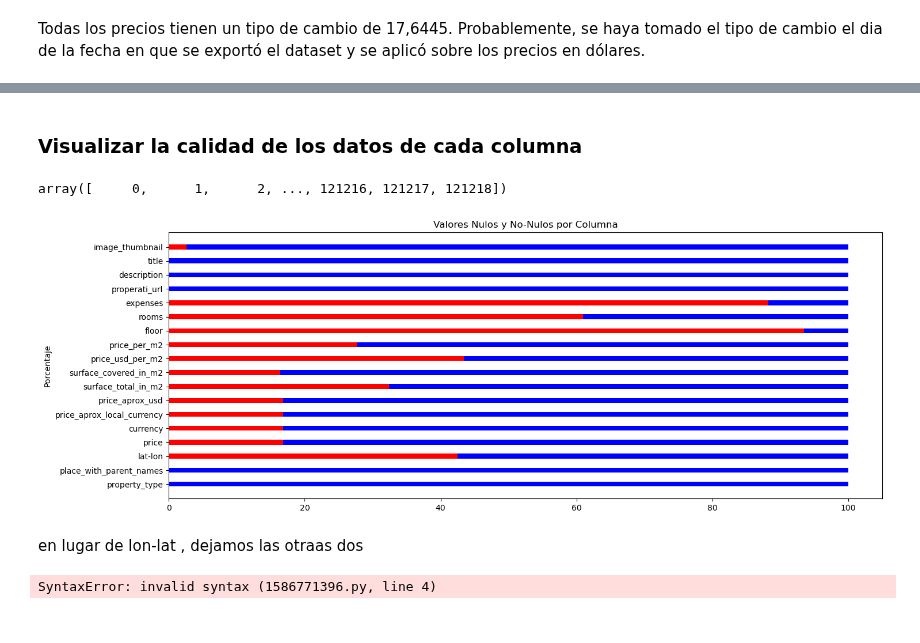
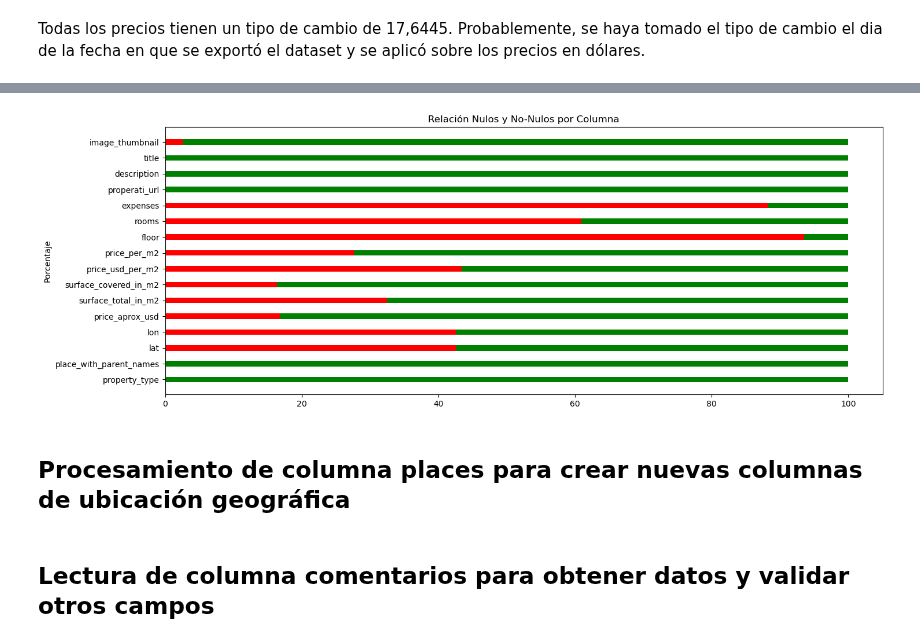
Before and after one commit to Facundo-Peloso/DH-TP-1---Grupo-10, a Jupyter notebook: Main-TP1.ipynb, the cells around one changed output, grey strips where cells are left out. Saved outputs shown, nothing was run; the diff lists cells and outputs as text; code cells hidden in the pictures.

```diff
--- a/Main-TP1.ipynb
+++ b/Main-TP1.ipynb
@@ -238,7 +238,7 @@ dtype: int64
 Como tienen la misma cantidad de datos, descartamos la columna lat-lon.
 # %%
 #añadimos los campos a la lista eliminar
-campos_a_eliminar.append(['lat_lon'])
+campos_a_eliminar.append('lat-lon')
 # %% [markdown]
 Ahora analizamos las columnas correspondientes al precio de las propiedades
 
@@ -284,0 +311,3 @@ el dia de la fecha en que se exportó el dataset y se aplicó sobre los precios
+# %%
+#añadimos los campos a la lista eliminar
+campos_a_eliminar.extend(('price','price_aprox_local_currency','currency'))
@@ -285,7 +327,7 @@ el dia de la fecha en que se exportó el dataset y se aplicó sobre los precios
 # %%
 #Damos de baja las columnas
 
-datos= datos_crudos.drop(['Unnamed: 0','operation','country_name','place_name','country_name','state_name','geonames_id','lat','lon'], axis=1)
+datos= datos_crudos.drop(campos_a_eliminar, axis=1)
 
 datos.head(3)
 # %% [output]
@@ -355,9 +337,0 @@ dtype: float64
-# %%
-#Visualizamos porcentajes de nulos por columna en un histo
-
-#creo una figura
-fig = plt.figure()
-# creo los axes
-ax = plt.axes()
-# dibujo en axes:
-ax.hist(porcentaje_nulos_columnas, label='Porcentaje de Nulos por Columna', alpha = 0.4)
@@ -456,12 +407,6 @@ dtype: int64
-# %% [markdown]
-### Visualizar la calidad de los datos de cada columna
 # %%
 ind=datos.columns
 ind_label=np.arange(0,datos.shape[0]-1)
-
-valores_nulos=datos.isnull().sum()/datos.shape[0]
-
-valores_no_nulos=datos.notnull().sum()/datos.shape[0]
 
 width = 0.35
 
@@ -469,48 +414,44 @@ fig = plt.figure(figsize=(16,6),edgecolor='gray'); ax = plt.axes()
 #fig2= plt.figure(figsize=(16,6)); ax2 = plt.axes()
 
 ax.barh(ind, valores_nulos, width, color='r') # barra roja.
-ax.barh(ind, valores_no_nulos, width, color='b',left=valores_nulos)#,right=valores_nulos)
+ax.barh(ind, valores_no_nulos, width, color='g',left=valores_nulos)#,right=valores_nulos)
 #ax2.bar(ind, valores_no_nulos, width, color='b')#, bottom=valores_no_nulos) # barra azul
 
 ax.set_ylabel('Porcentaje'); ax.set_title('Relación Nulos y No-Nulos por Columna')
 #ax.set_xticks(ind);
 
 #aca estaba como antes (ind)
-ax.set_xticklabels(ind_label)
+#ax.set_xticklabels(ind_label)
 
-display(ind_label)
+#display(ind_label)
 
 ax.tick_params(axis='both', which='minor', labelsize='small')
 
 #ax.set_xticklabels(ind, rotation = 90, ha="right")
 #ax2.set_xticklabels(ind,labelsize=8)
 #ax.legend(labels=['Men', 'Women'])
 
 ax.set_xticklabels(['0','20', '40', '60', '80', '100'])
 
 #plt.gca().invert_xaxis()
 plt.show()
 
 #display(valores_nulos)
 
 #display(valores_no_nulos)
 
 #suma_ambos=valores_nulos+valores_no_nulos
 
 #suma_ambos.value_counts()
 # %% [output]
-array([     0,      1,      2, ..., 121216, 121217, 121218])
-[figure, old version]
+[figure, new version]
 # %%
 #estaria para dropear pric, curency y el precio en moneda local
 
 #usar datos de comentarios para validar, que la información sea consistente
 
 #validar
-# %% [markdown]
-en lugar de lon-lat , dejamos las otraas dos
-# %%
-df=pd.DataFrame([valores_nulos,valores_no_nulos])
-df
-# %% [output]
-SyntaxError: invalid syntax (1586771396.py, line 4)
+# %% [markdown]
+## Procesamiento de columna places para crear nuevas columnas de ubicación geográfica
+# %% [markdown]
+## Lectura de columna comentarios para obtener datos y validar otros campos
```
Also changed, not shown: parts of 18 cells of this notebook, 1 other file.
